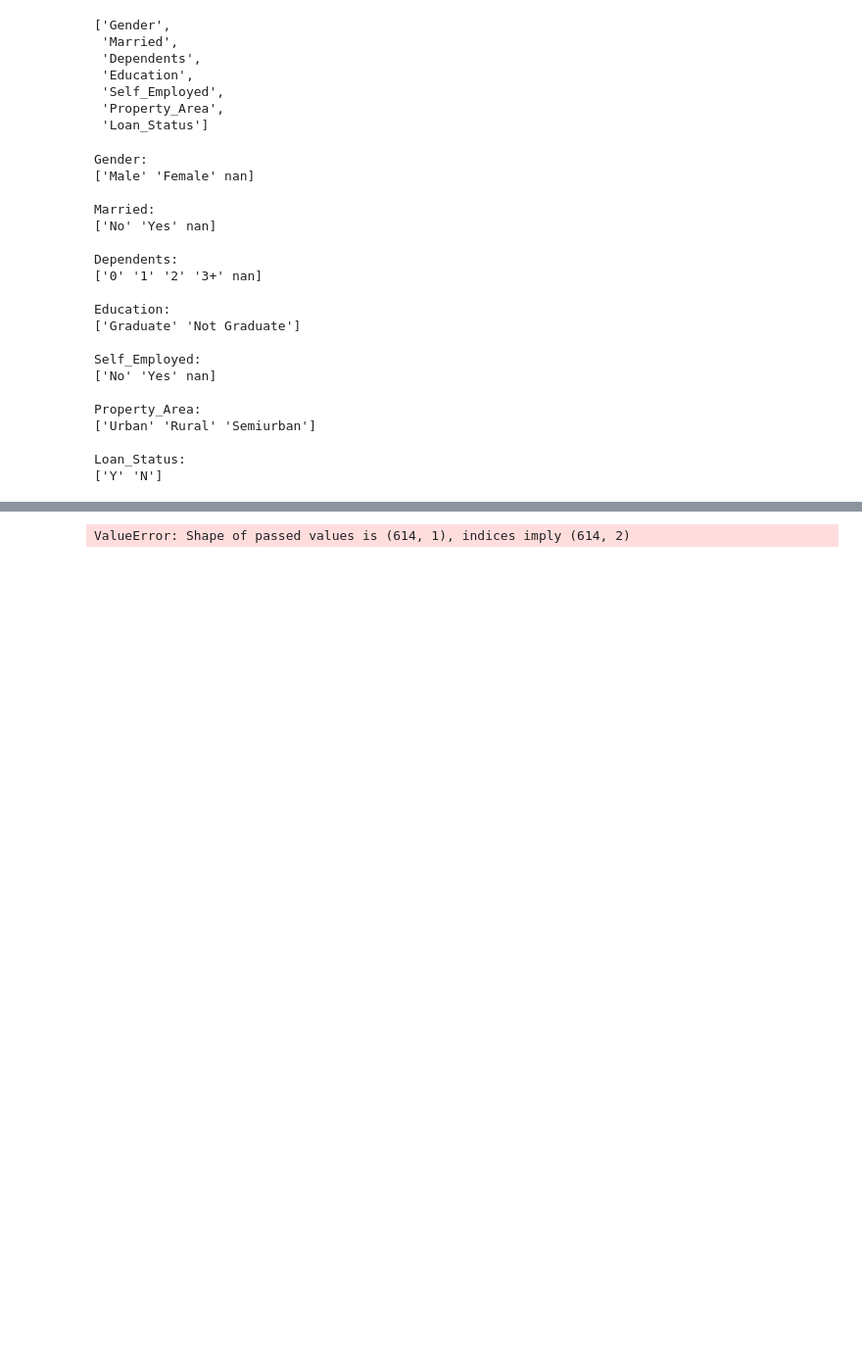
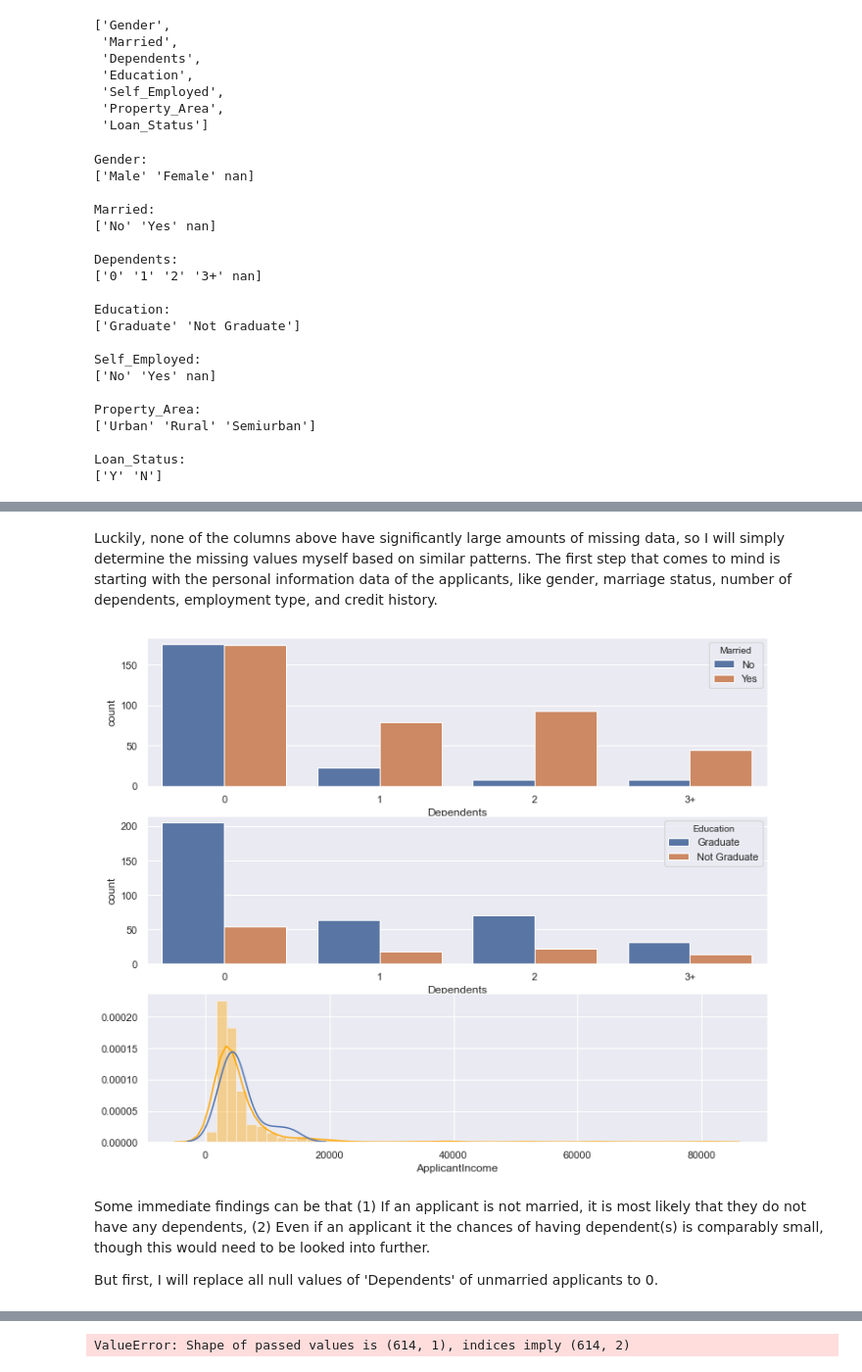
Before and after one commit to imeugeneco/chonggakkimchi, a Jupyter notebook: loan-prediction/Untitled.ipynb, the cells around one changed output, grey strips where cells are left out. Shown: that part at 98% size. Saved outputs shown, nothing was run; the diff lists cells and outputs as text; code cells hidden in the pictures; blank space fills up the shorter version.

```diff
--- a/loan-prediction/Untitled.ipynb
+++ b/loan-prediction/Untitled.ipynb
@@ -79,0 +82,2 @@ Loan_Status:
+# %%
+ntrain = train.copy()
@@ -79,0 +115,22 @@ Loan_Status:
+# %% [markdown]
+Luckily, none of the columns above have significantly large amounts of missing data, so I will simply determine the missing values myself based on similar patterns. The first step that comes to mind is starting with the personal information data of the applicants, like gender, marriage status, number of dependents, employment type, and credit history.
+# %%
+sns.set(rc={'figure.figsize': (12,10)})
+
+subplot(3,1,1)
+f1 = sns.countplot(data=ntrain, x='Dependents', hue='Married')
+
+subplot(3,1,2)
+f2 = sns.countplot(data=ntrain[ntrain.Gender=='Male'], x='Dependents', hue='Education')
+
+subplot(3,1,3)
+ax = sns.distplot(ntrain.ApplicantIncome, color='orange')
+f3 = sns.distplot(ntrain[ntrain.Dependents.isnull()].ApplicantIncome, ax=ax, hist=False)
+
+plt.show()
+# %% [output]
+[figure, added]
+# %% [markdown]
+Some immediate findings can be that (1) If an applicant is not married, it is most likely that they do not have any dependents, (2) Even if an applicant it the chances of having dependent(s) is comparably small, though this would need to be looked into further.
+
+But first, I will replace all null values of 'Dependents' of unmarried applicants to 0.
```
Also changed, not shown: parts of 14 cells of this notebook.
